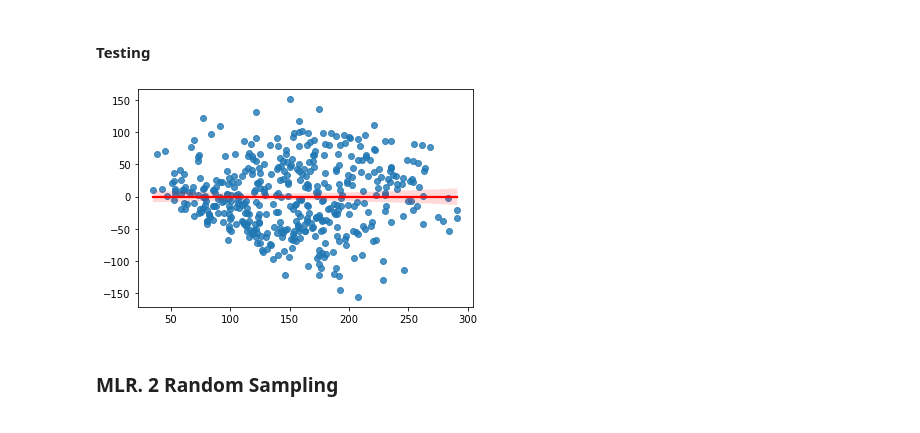
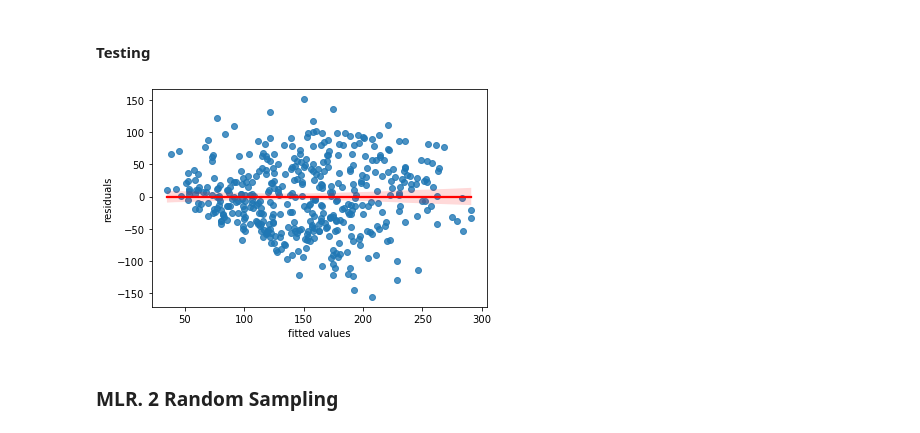
Before and after one commit to KunyuHe/Statistics-and-Machine-Learning-Teaching, a Jupyter notebook: Advanced Statistical Thinking for Machine Learning/Week 1 - MLR/Assumptions, Model Diagnostics, and Model Evaluation.ipynb, the cells around one changed output. Saved outputs shown, nothing was run; the diff lists cells and outputs as text; code cells hidden in the pictures.

```diff
--- a/Advanced Statistical Thinking for Machine Learning/Week 1 - MLR/Assumptions, Model Diagnostics, and Model Evaluation.ipynb
+++ b/Advanced Statistical Thinking for Machine Learning/Week 1 - MLR/Assumptions, Model Diagnostics, and Model Evaluation.ipynb
@@ -101,8 +105,10 @@ Note that $y$ and $x_i$ can take any functional form like natural logarithms ($i
 # %%
 predicted = model.predict(X_)
 sns.regplot(x=predicted, y=model.resid, line_kws={'color': "red"});
+plt.ylabel("residuals");
+plt.xlabel("fitted values");
 # %% [output]
-[figure, old version]
+[figure, new version]
 # %% [markdown]
 ### MLR. 2 Random Sampling
 # %% [markdown]
```
Also changed, not shown: parts of 18 cells of this notebook, 1 other file.
